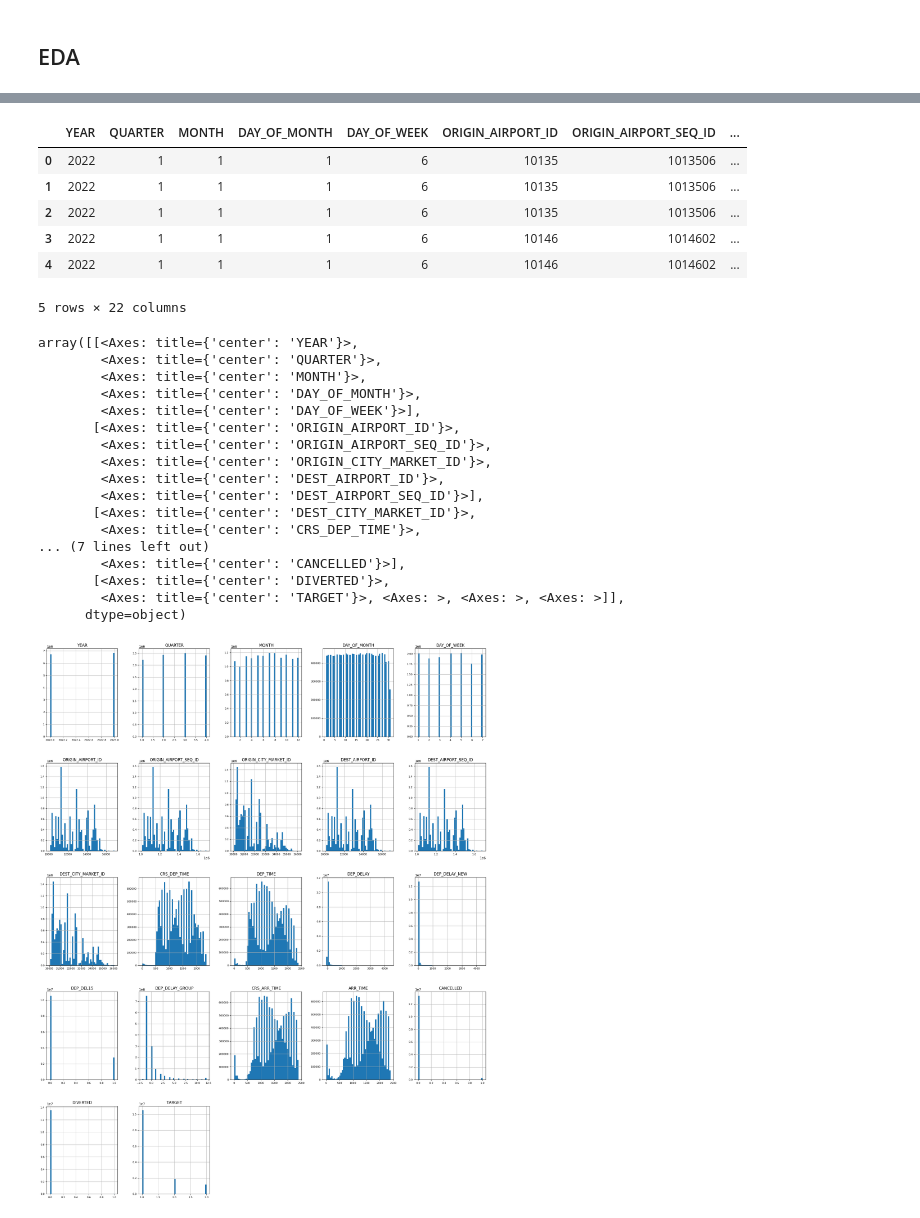
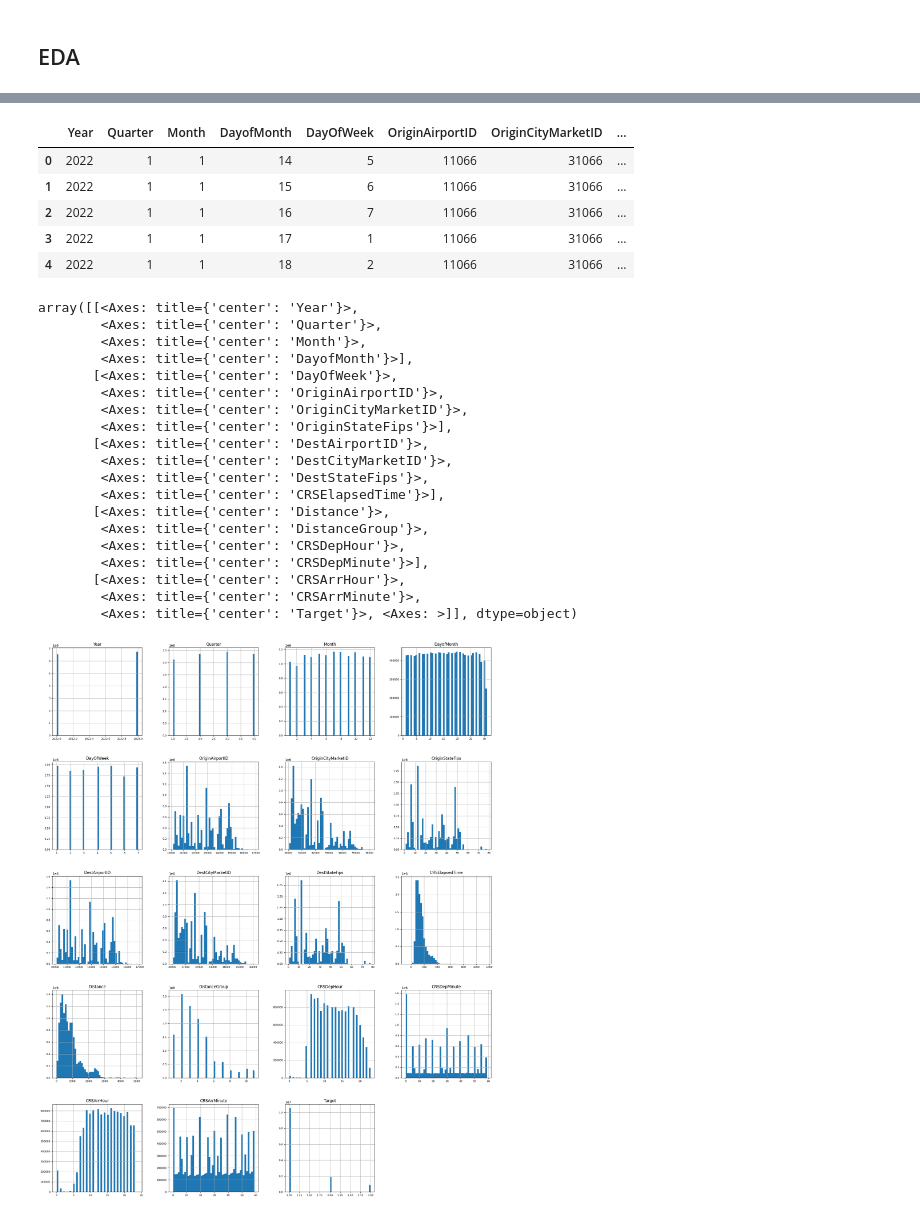
Before and after one commit to inesluis/LAIA_Project, a Jupyter notebook: src/flight_delay/data/dataset_analysis.ipynb, the cells around one changed output, grey strips where cells are left out. Saved outputs shown, nothing was run; the diff lists cells and outputs as text; code cells hidden in the pictures.

```diff
--- a/src/flight_delay/data/dataset_analysis.ipynb
+++ b/src/flight_delay/data/dataset_analysis.ipynb
@@ -12,6 +12,9 @@ from pathlib import Path
 # %%
 csv_path = Path.cwd().parent.parent.parent / "data" / "dataset_completo.v2.csv"
 df = pd.read_csv(csv_path, engine="pyarrow")
+# %%
+csv_path_limpo = Path.cwd().parent.parent.parent / "data" / "dataset_completo_limpo.v1.csv"
+df_limpo = pd.read_csv(csv_path_limpo)
 # %% [markdown]
 ## Resumo do dataframe
 # %%
@@ -599,33 +587,34 @@ mean + 3*std
 # %%
-df_num = df.select_dtypes(include = ['float64', 'int64','int32'])
+df_num = df_limpo.select_dtypes(include = ['float64', 'int64','int32'])
 df_num.head()
 # %% [output]
-|  | YEAR | QUARTER | MONTH | DAY_OF_MONTH | DAY_OF_WEEK | ORIGIN_AIRPORT_ID | ORIGIN_AIRPORT_SEQ_ID | ... |
-| 0 | 2022 | 1 | 1 | 1 | 6 | 10135 | 1013506 | ... |
-| 1 | 2022 | 1 | 1 | 1 | 6 | 10135 | 1013506 | ... |
-| 2 | 2022 | 1 | 1 | 1 | 6 | 10135 | 1013506 | ... |
-| 3 | 2022 | 1 | 1 | 1 | 6 | 10146 | 1014602 | ... |
-| 4 | 2022 | 1 | 1 | 1 | 6 | 10146 | 1014602 | ... |
+|  | Year | Quarter | Month | DayofMonth | DayOfWeek | OriginAirportID | OriginCityMarketID | ... |
+| 0 | 2022 | 1 | 1 | 14 | 5 | 11066 | 31066 | ... |
+| 1 | 2022 | 1 | 1 | 15 | 6 | 11066 | 31066 | ... |
+| 2 | 2022 | 1 | 1 | 16 | 7 | 11066 | 31066 | ... |
+| 3 | 2022 | 1 | 1 | 17 | 1 | 11066 | 31066 | ... |
+| 4 | 2022 | 1 | 1 | 18 | 2 | 11066 | 31066 | ... |
-5 rows × 22 columns
 # %%
 df_num.hist(figsize=(24, 30), bins=50, xlabelsize=8, ylabelsize=8)
 # %% [output]
-array([[<Axes: title={'center': 'YEAR'}>,
-        <Axes: title={'center': 'QUARTER'}>,
-        <Axes: title={'center': 'MONTH'}>,
-        <Axes: title={'center': 'DAY_OF_MONTH'}>,
-        <Axes: title={'center': 'DAY_OF_WEEK'}>],
-       [<Axes: title={'center': 'ORIGIN_AIRPORT_ID'}>,
-        <Axes: title={'center': 'ORIGIN_AIRPORT_SEQ_ID'}>,
-        <Axes: title={'center': 'ORIGIN_CITY_MARKET_ID'}>,
-        <Axes: title={'center': 'DEST_AIRPORT_ID'}>,
-        <Axes: title={'center': 'DEST_AIRPORT_SEQ_ID'}>],
-       [<Axes: title={'center': 'DEST_CITY_MARKET_ID'}>,
-        <Axes: title={'center': 'CRS_DEP_TIME'}>,
-... (7 lines left out)
-        <Axes: title={'center': 'CANCELLED'}>],
-       [<Axes: title={'center': 'DIVERTED'}>,
-        <Axes: title={'center': 'TARGET'}>, <Axes: >, <Axes: >, <Axes: >]],
-      dtype=object)
+array([[<Axes: title={'center': 'Year'}>,
+        <Axes: title={'center': 'Quarter'}>,
+        <Axes: title={'center': 'Month'}>,
+        <Axes: title={'center': 'DayofMonth'}>],
+       [<Axes: title={'center': 'DayOfWeek'}>,
+        <Axes: title={'center': 'OriginAirportID'}>,
+        <Axes: title={'center': 'OriginCityMarketID'}>,
+        <Axes: title={'center': 'OriginStateFips'}>],
+       [<Axes: title={'center': 'DestAirportID'}>,
+        <Axes: title={'center': 'DestCityMarketID'}>,
+        <Axes: title={'center': 'DestStateFips'}>,
+        <Axes: title={'center': 'CRSElapsedTime'}>],
+       [<Axes: title={'center': 'Distance'}>,
+        <Axes: title={'center': 'DistanceGroup'}>,
+        <Axes: title={'center': 'CRSDepHour'}>,
+        <Axes: title={'center': 'CRSDepMinute'}>],
+       [<Axes: title={'center': 'CRSArrHour'}>,
+        <Axes: title={'center': 'CRSArrMinute'}>,
+        <Axes: title={'center': 'Target'}>, <Axes: >]], dtype=object)
-[figure, old version]
+[figure, new version]
 # %%
```
Also changed, not shown: parts of 27 cells of this notebook, 1 other file.
